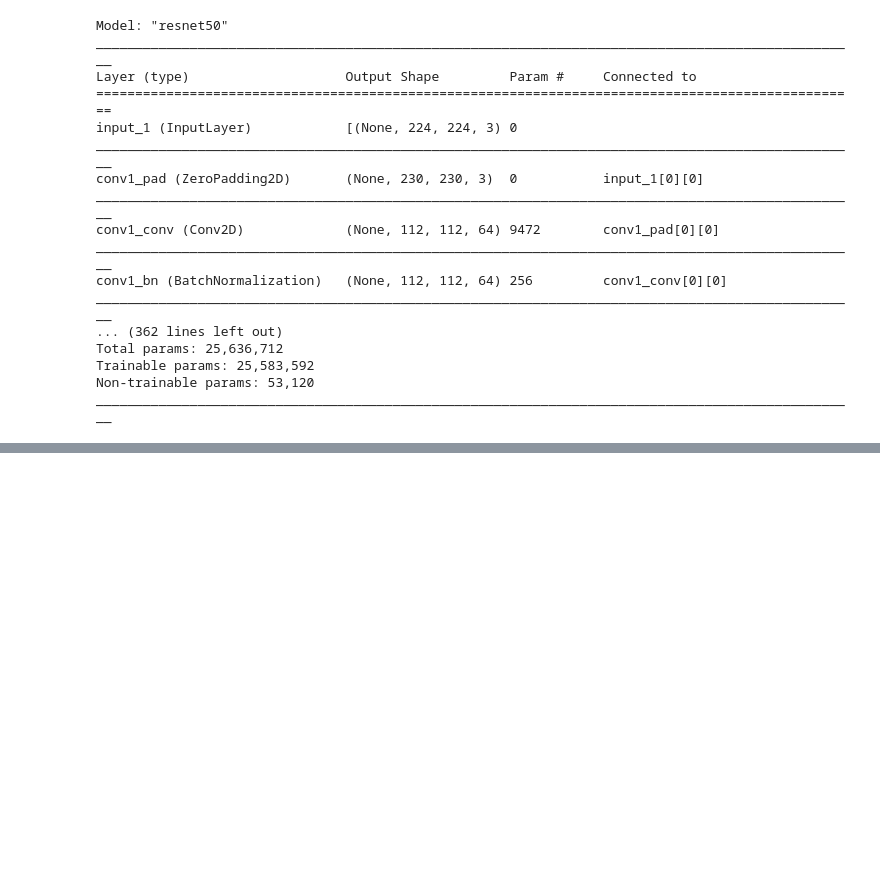
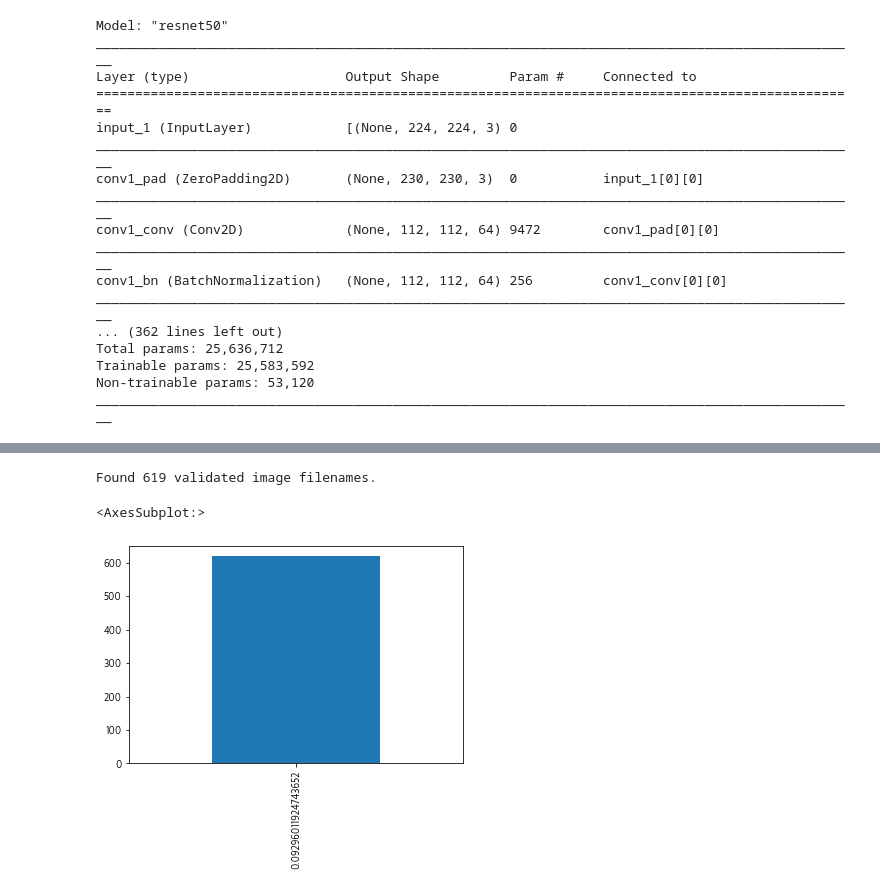
Before and after one commit to gnsia/conan, a Jupyter notebook: Algorythm/2020-11-24-[conan]-poly-cnn.ipynb, the cells around one changed output, grey strips where cells are left out. Drawn from its saved outputs; the diff is of its cells as text; code cells hidden in the pictures; blank space fills up the shorter version.

Commit message:
model update

```diff
--- a/Algorythm/2020-11-24-[conan]-poly-cnn.ipynb
+++ b/Algorythm/2020-11-24-[conan]-poly-cnn.ipynb
@@ -987,0 +997,4 @@ KeyboardInterrupt:
+# %%
+test_filenames = os.listdir("../dataset/credential/img/point/test/")
+test_filenames.remove('.DS_Store')
+test_filenames
@@ -987,0 +1019,8 @@ KeyboardInterrupt:
+# %%
+import pandas as pd
+import numpy as np
+
+test_df = pd.DataFrame({
+    'filename': test_filenames
+})
+test_df
@@ -987,0 +1041,26 @@ KeyboardInterrupt:
+# %%
+nb_samples = test_df.shape[0]
+
+test_gen = ImageDataGenerator(rescale=1./255)
+
+test_generator = test_gen.flow_from_dataframe(
+    test_df,
+    "../dataset/credential/img/point/test/",
+    x_col='filename',
+    y_col=None,
+    class_mode=None,
+    target_size=(128, 128),
+    batch_size = 16,
+    shuffle = False
+)
+# %% [output]
+Found 619 validated image filenames.
+# %%
+predict = model2.predict(test_generator, steps=np.ceil(nb_samples/16))
+# %%
+test_df['predict'] = predict
+
+test_df['predict'].value_counts().plot.bar()
+# %% [output]
+<AxesSubplot:>
+[figure, added]
```
Also changed, not shown: parts of 45 cells of this notebook, 15 other files.
